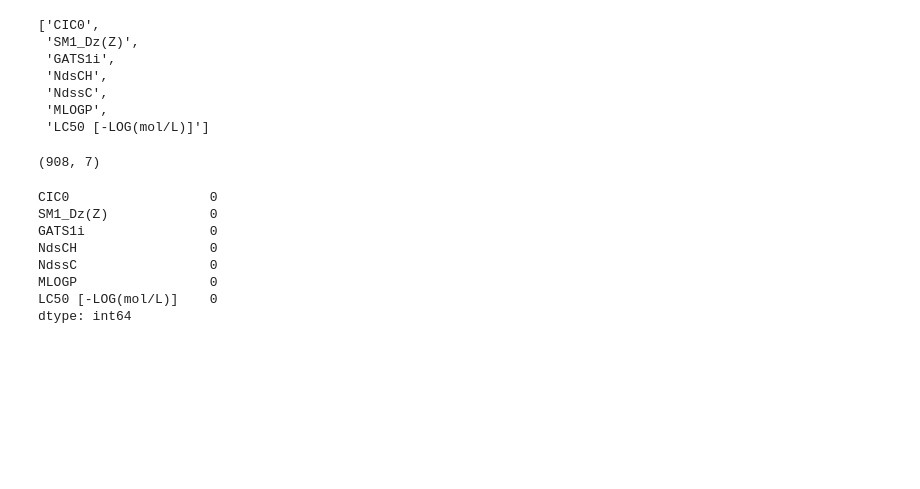
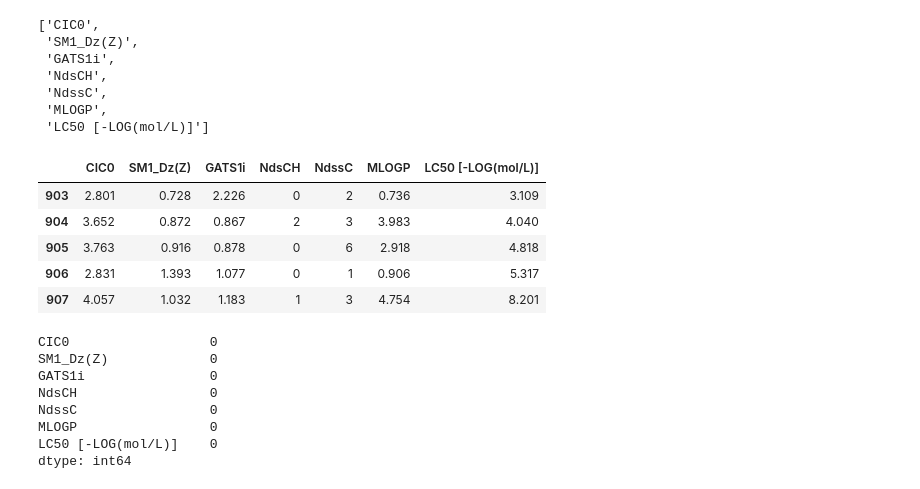
Before and after one commit to OmkarBhosale06/LC50_ML, a Jupyter notebook: LC50.ipynb, the cells around one changed output. Drawn from its saved outputs; the diff is of its cells as text; code cells hidden in the pictures; blank space fills up the shorter version.

```diff
--- a/LC50.ipynb
+++ b/LC50.ipynb
@@ -30,9 +31,14 @@ column_names
  'MLOGP',
  'LC50 [-LOG(mol/L)]']
 # %%
-data.shape
+data.tail()
 # %% [output]
-(908, 7)
+|  | CIC0 | SM1_Dz(Z) | GATS1i | NdsCH | NdssC | MLOGP | LC50 [-LOG(mol/L)] |
+| 903 | 2.801 | 0.728 | 2.226 | 0 | 2 | 0.736 | 3.109 |
+| 904 | 3.652 | 0.872 | 0.867 | 2 | 3 | 3.983 | 4.040 |
+| 905 | 3.763 | 0.916 | 0.878 | 0 | 6 | 2.918 | 4.818 |
+| 906 | 2.831 | 1.393 | 1.077 | 0 | 1 | 0.906 | 5.317 |
+| 907 | 4.057 | 1.032 | 1.183 | 1 | 3 | 4.754 | 8.201 |
 # %%
 data.isnull().sum()
 # %% [output]
```
Also changed, not shown: parts of 22 cells of this notebook.
